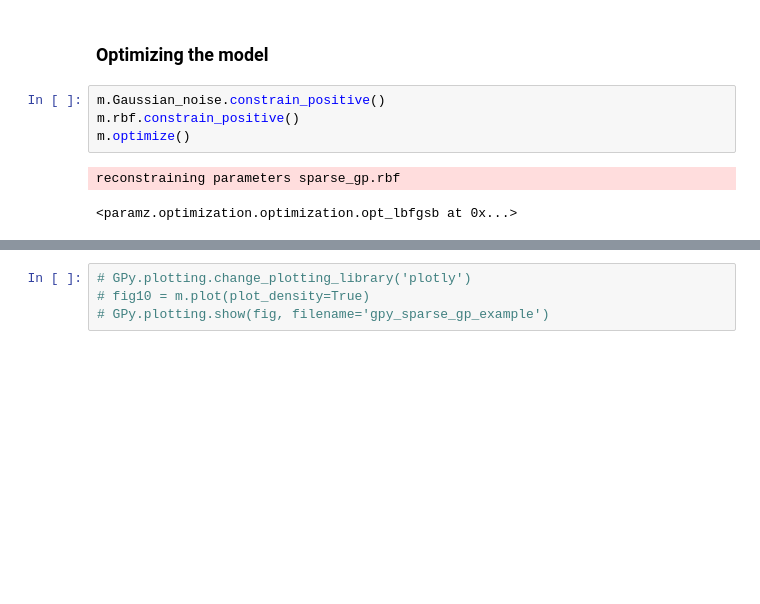
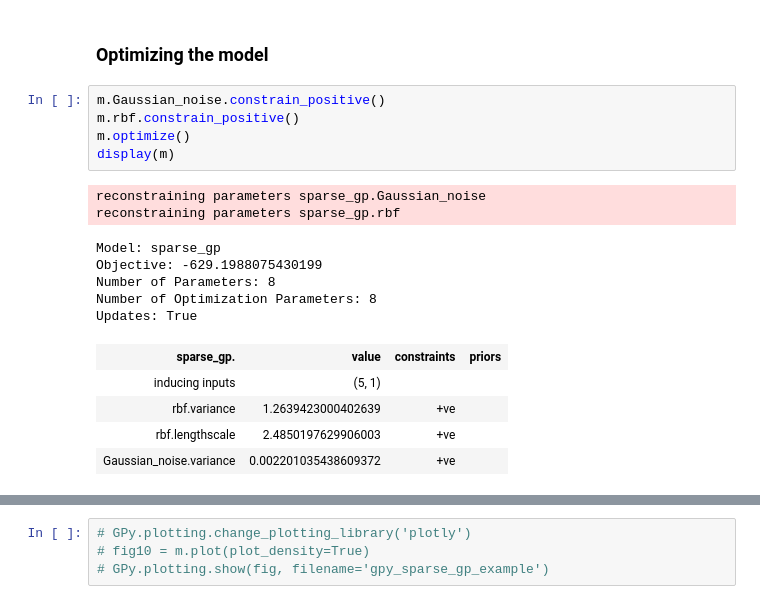
Before and after one commit to Simurgh818/NeuroGaussianProcess, a Jupyter notebook: GPTutorial.ipynb, the cells around one changed output, grey strips where cells are left out. Drawn from its saved outputs; the diff is of its cells as text; blank space fills up the shorter version.

```diff
--- a/GPTutorial.ipynb
+++ b/GPTutorial.ipynb
@@ -246,10 +246,21 @@ Parameters:
 # %%
 m.Gaussian_noise.constrain_positive()
 m.rbf.constrain_positive()
 m.optimize()
+display(m)
 # %% [output]
+reconstraining parameters sparse_gp.Gaussian_noise
 reconstraining parameters sparse_gp.rbf
-<paramz.optimization.optimization.opt_lbfgsb at 0x...>
+Model: sparse_gp
+Objective: -629.1988075430199
+Number of Parameters: 8
+Number of Optimization Parameters: 8
+Updates: True
+| sparse_gp. | value | constraints | priors |
+| inducing inputs | (5, 1) |  |  |
+| rbf.variance | 1.2639423000402639 | +ve |  |
+| rbf.lengthscale | 2.4850197629906003 | +ve |  |
+| Gaussian_noise.variance | 0.002201035438609372 | +ve |  |
 # %%
 print(m)
 fig8 = m.plot()
```
Also changed, not shown: parts of 14 cells of this notebook, 3 other files.
